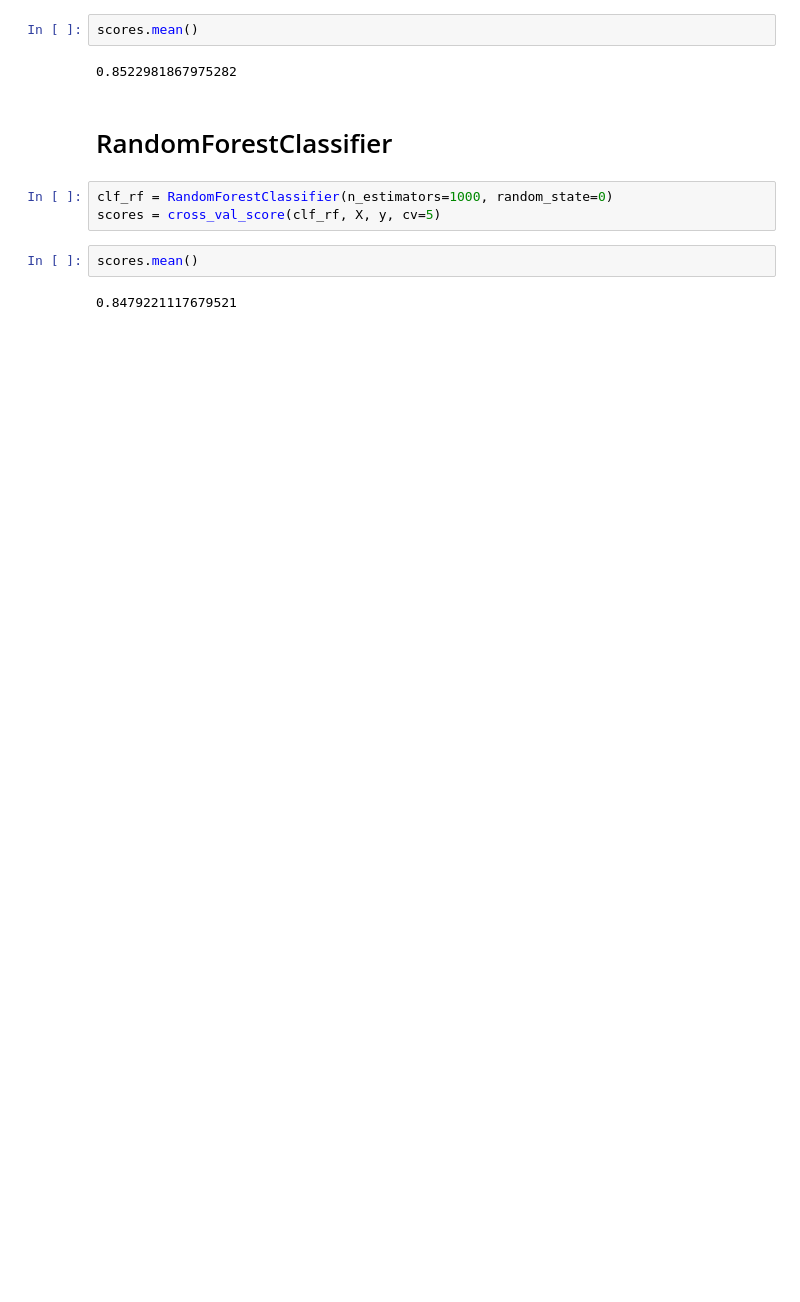
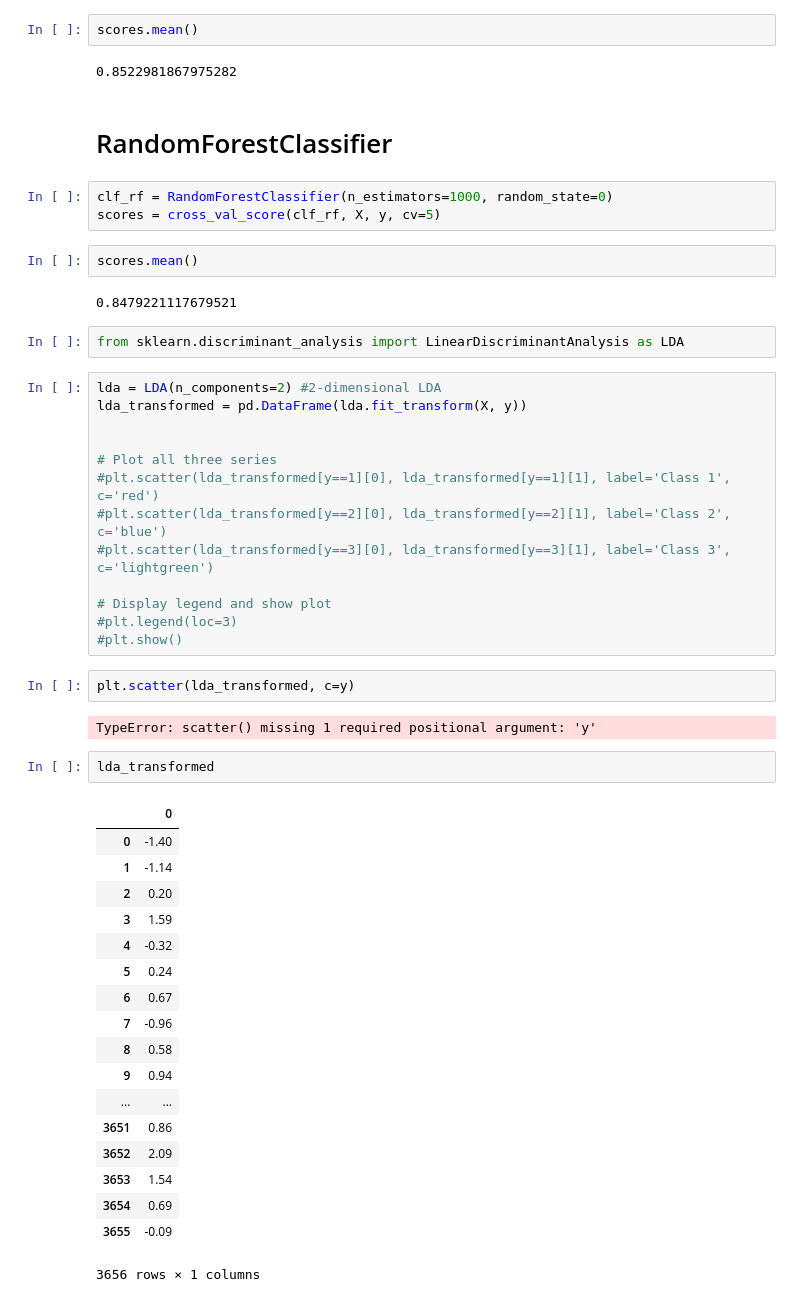
Before and after one commit to ilyaalexivanov/ds-homework, a Jupyter notebook: hw07/hw07.ipynb, the cells around one changed output. Cells and saved outputs as stored; diff of their text form; blank space fills up the shorter version.

```diff
--- a/hw07/hw07.ipynb
+++ b/hw07/hw07.ipynb
@@ -203,3 +201,43 @@ scores = cross_val_score(clf_rf, X, y, cv=5)
 scores.mean()
 # %% [output]
 0.8479221117679521
+# %%
+from sklearn.discriminant_analysis import LinearDiscriminantAnalysis as LDA
+# %%
+lda = LDA(n_components=2) #2-dimensional LDA
+lda_transformed = pd.DataFrame(lda.fit_transform(X, y))
+
+
+# Plot all three series
+#plt.scatter(lda_transformed[y==1][0], lda_transformed[y==1][1], label='Class 1', c='red')
+#plt.scatter(lda_transformed[y==2][0], lda_transformed[y==2][1], label='Class 2', c='blue')
+#plt.scatter(lda_transformed[y==3][0], lda_transformed[y==3][1], label='Class 3', c='lightgreen')
+
+# Display legend and show plot
+#plt.legend(loc=3)
+#plt.show()
+# %%
+plt.scatter(lda_transformed, c=y)
+# %% [output]
+TypeError: scatter() missing 1 required positional argument: 'y'
+# %%
+lda_transformed
+# %% [output]
+|  | 0 |
+| 0 | -1.40 |
+| 1 | -1.14 |
+| 2 | 0.20 |
+| 3 | 1.59 |
+| 4 | -0.32 |
+| 5 | 0.24 |
+| 6 | 0.67 |
+| 7 | -0.96 |
+| 8 | 0.58 |
+| 9 | 0.94 |
+| ... | ... |
+| 3651 | 0.86 |
+| 3652 | 2.09 |
+| 3653 | 1.54 |
+| 3654 | 0.69 |
+| 3655 | -0.09 |
+3656 rows × 1 columns
```
Also changed, not shown: parts of 6 cells of this notebook, 5 other files.
